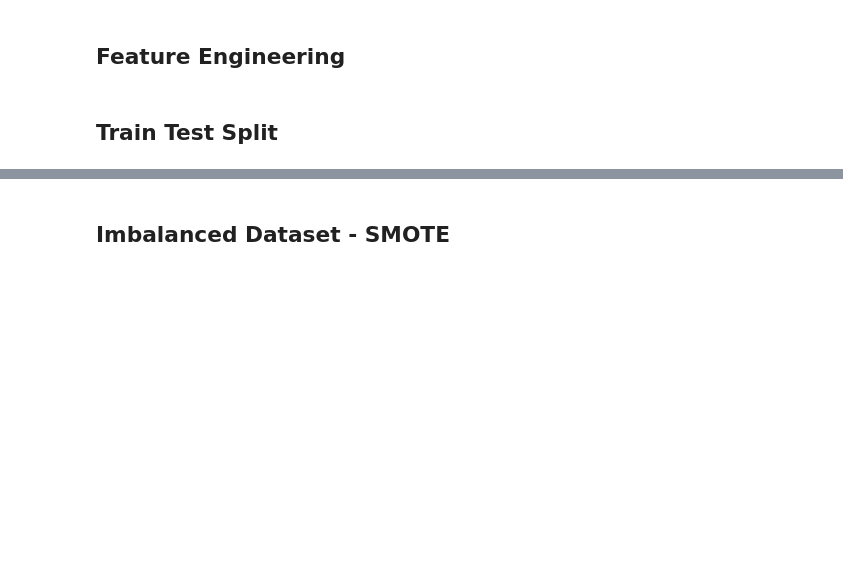
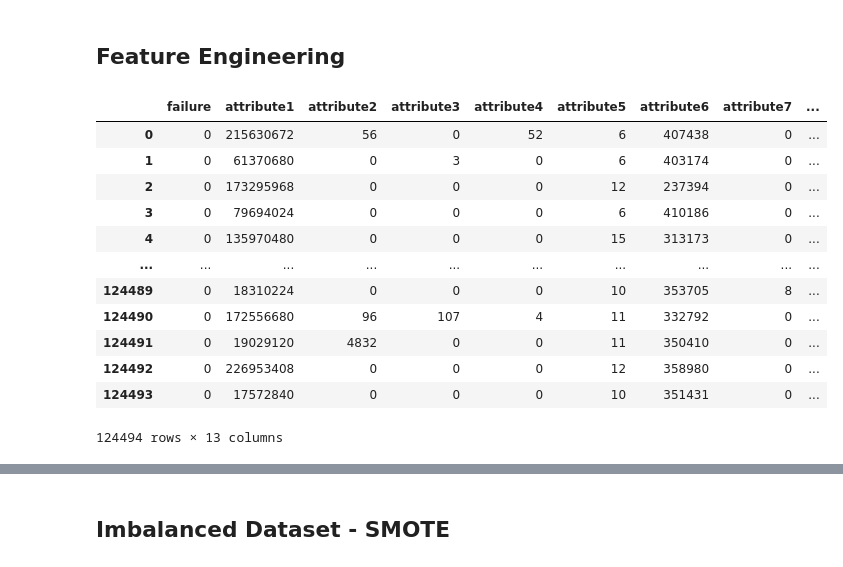
Before and after one commit to cevheri/ai-ml-train, a Jupyter notebook: Assignment/delivery-company-classification/delivery-company.ipynb, the cells around one changed output, grey strips where cells are left out. Saved outputs shown, nothing was run; the diff lists cells and outputs as text; code cells hidden in the pictures; blank space fills up the shorter version.

```diff
--- a/Assignment/delivery-company-classification/delivery-company.ipynb
+++ b/Assignment/delivery-company-classification/delivery-company.ipynb
@@ -169,5 +169,21 @@ plt.show()
 df['year'] = df['date'].dt.year
 df['month'] = df['date'].dt.month
 df['day'] = df['date'].dt.day
-# %% [markdown]
-## Train Test Split
+# %%
+df.drop('date', axis=1, inplace=True)
+df.drop('device', axis=1, inplace=True)
+df
+# %% [output]
+|  | failure | attribute1 | attribute2 | attribute3 | attribute4 | attribute5 | attribute6 | attribute7 | ... |
+| 0 | 0 | 215630672 | 56 | 0 | 52 | 6 | 407438 | 0 | ... |
+| 1 | 0 | 61370680 | 0 | 3 | 0 | 6 | 403174 | 0 | ... |
+| 2 | 0 | 173295968 | 0 | 0 | 0 | 12 | 237394 | 0 | ... |
+| 3 | 0 | 79694024 | 0 | 0 | 0 | 6 | 410186 | 0 | ... |
+| 4 | 0 | 135970480 | 0 | 0 | 0 | 15 | 313173 | 0 | ... |
+| ... | ... | ... | ... | ... | ... | ... | ... | ... | ... |
+| 124489 | 0 | 18310224 | 0 | 0 | 0 | 10 | 353705 | 8 | ... |
+| 124490 | 0 | 172556680 | 96 | 107 | 4 | 11 | 332792 | 0 | ... |
+| 124491 | 0 | 19029120 | 4832 | 0 | 0 | 11 | 350410 | 0 | ... |
+| 124492 | 0 | 226953408 | 0 | 0 | 0 | 12 | 358980 | 0 | ... |
+| 124493 | 0 | 17572840 | 0 | 0 | 0 | 10 | 351431 | 0 | ... |
+124494 rows × 13 columns
```
Also changed, not shown: parts of 10 cells of this notebook, 1 other file.
